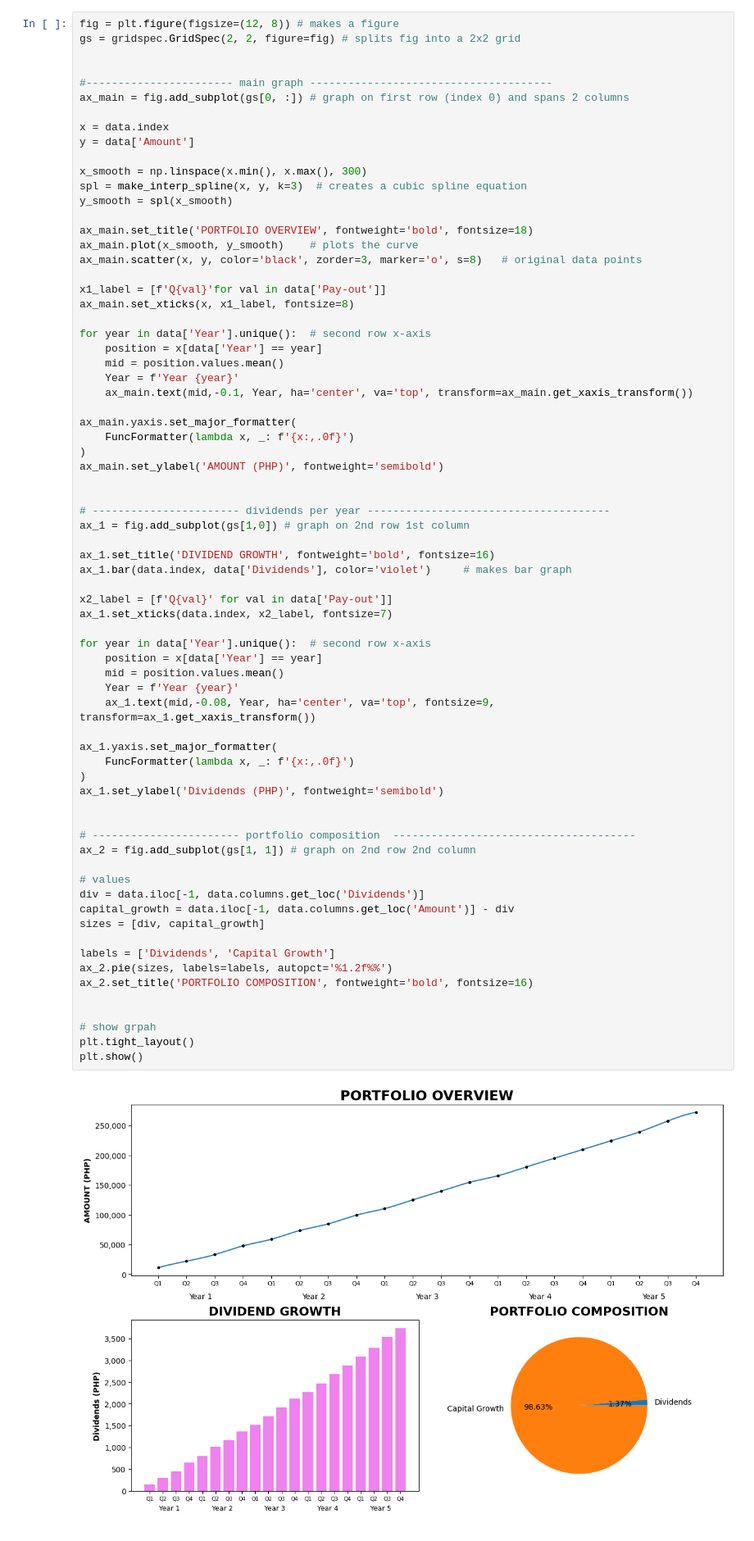
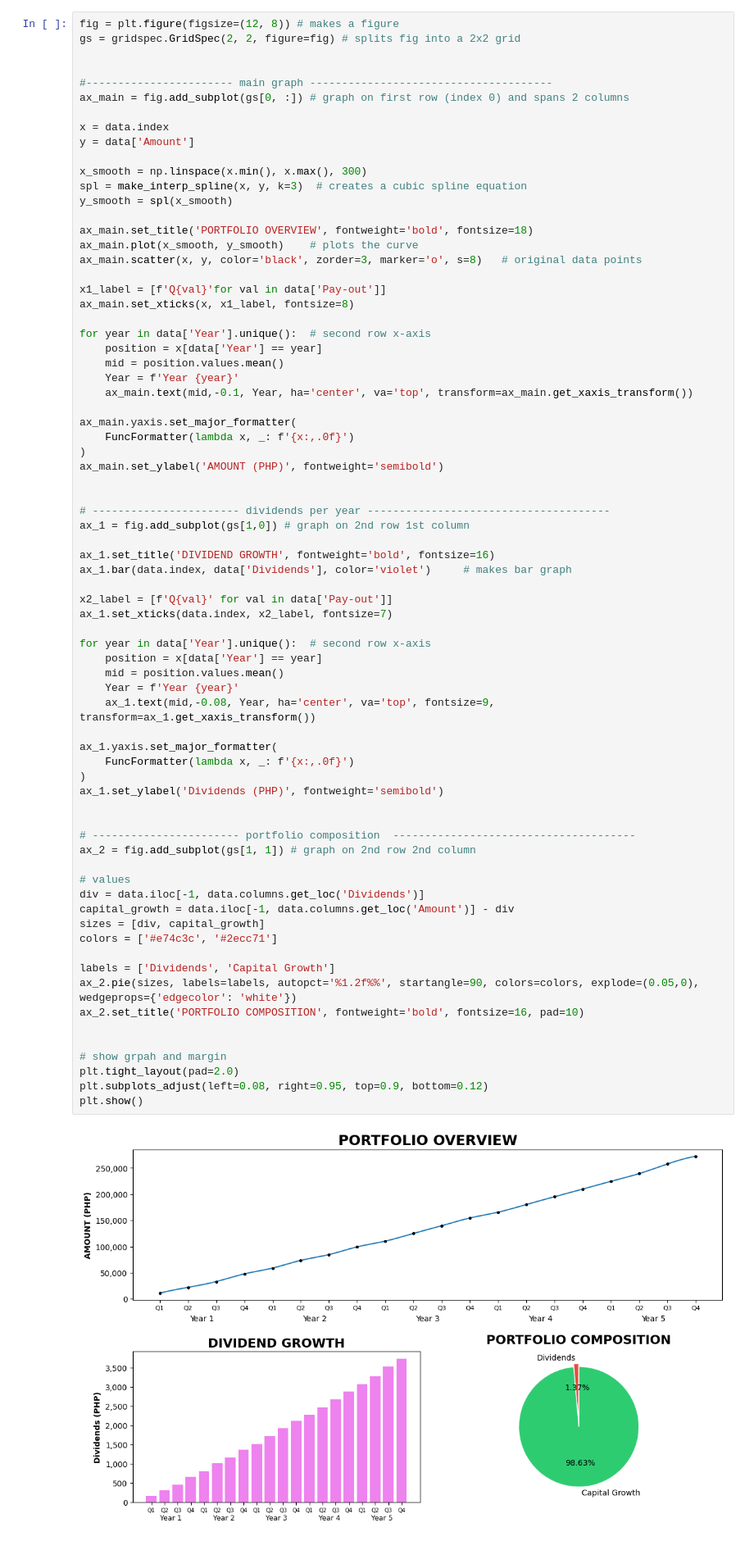
Before and after one commit to KrisSelvarin/drip-simulator-v3, a Jupyter notebook: graph_try.ipynb, the cells around one changed output. Shown: that part at 82% size. Drawn from its saved outputs; the diff is of its cells as text.

Commit message:
configure: visuals.py (preliminary framework)

```diff
--- a/graph_try.ipynb
+++ b/graph_try.ipynb
@@ -69,35 +69,37 @@ ax_1.set_title('DIVIDEND GROWTH', fontweight='bold', fontsize=16)
 ax_1.bar(data.index, data['Dividends'], color='violet')     # makes bar graph
 
 x2_label = [f'Q{val}' for val in data['Pay-out']]
 ax_1.set_xticks(data.index, x2_label, fontsize=7)
 
 for year in data['Year'].unique():  # second row x-axis
     position = x[data['Year'] == year]
     mid = position.values.mean()
     Year = f'Year {year}'
     ax_1.text(mid,-0.08, Year, ha='center', va='top', fontsize=9, transform=ax_1.get_xaxis_transform())
 
 ax_1.yaxis.set_major_formatter(
     FuncFormatter(lambda x, _: f'{x:,.0f}')
 )
 ax_1.set_ylabel('Dividends (PHP)', fontweight='semibold')
 
 
 # ----------------------- portfolio composition  --------------------------------------
 ax_2 = fig.add_subplot(gs[1, 1]) # graph on 2nd row 2nd column
 
 # values
 div = data.iloc[-1, data.columns.get_loc('Dividends')]
 capital_growth = data.iloc[-1, data.columns.get_loc('Amount')] - div
 sizes = [div, capital_growth]
+colors = ['#e74c3c', '#2ecc71']
 
 labels = ['Dividends', 'Capital Growth']
-ax_2.pie(sizes, labels=labels, autopct='%1.2f%%')
-ax_2.set_title('PORTFOLIO COMPOSITION', fontweight='bold', fontsize=16)
+ax_2.pie(sizes, labels=labels, autopct='%1.2f%%', startangle=90, colors=colors, explode=(0.05,0),  wedgeprops={'edgecolor': 'white'})
+ax_2.set_title('PORTFOLIO COMPOSITION', fontweight='bold', fontsize=16, pad=10)
 
 
-# show grpah
-plt.tight_layout()
+# show grpah and margin
+plt.tight_layout(pad=2.0)
+plt.subplots_adjust(left=0.08, right=0.95, top=0.9, bottom=0.12)
 plt.show()
 # %% [output]
-[figure, old version]
+[figure, new version]
```
Also changed, not shown: 1 other file.
